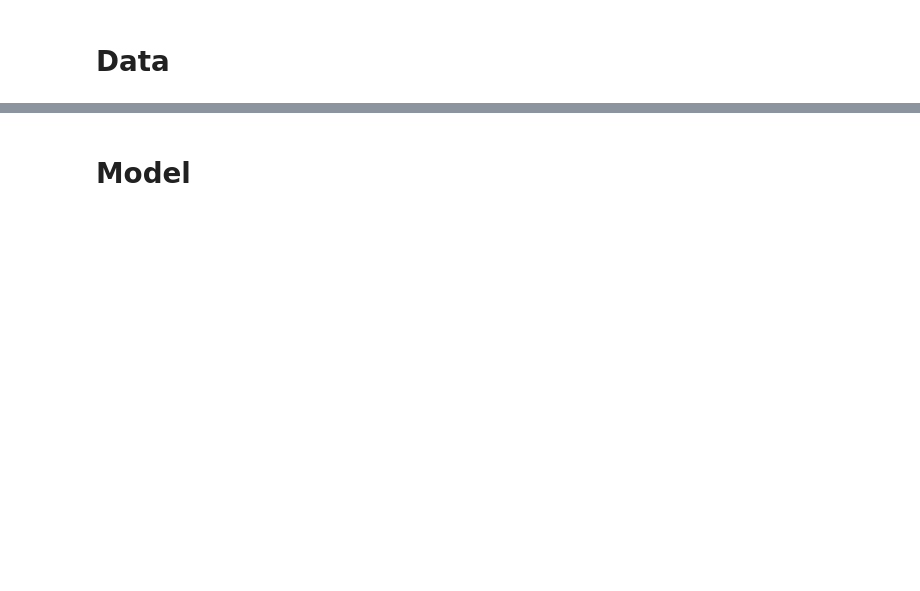
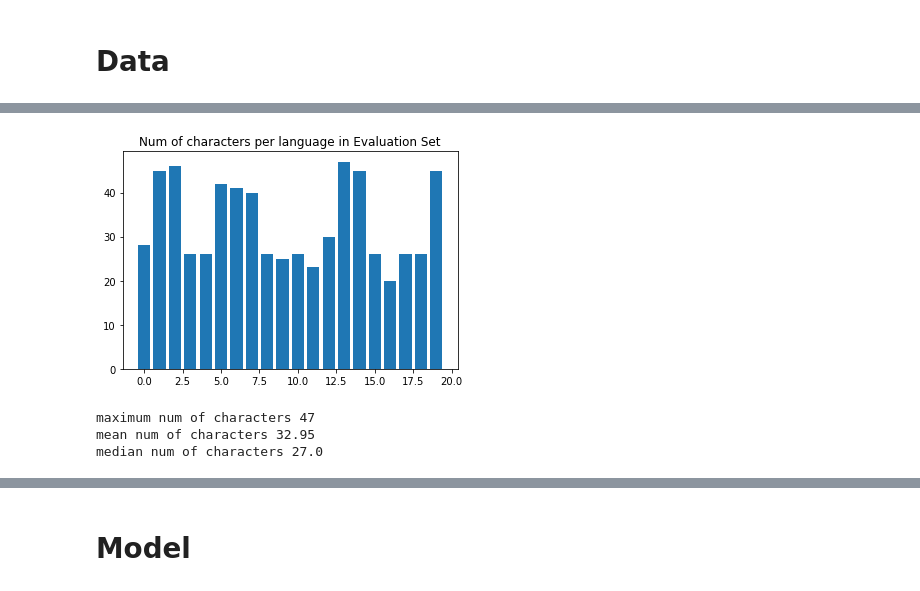
Before and after one commit to walexi/fellowshipai, a Jupyter notebook: main.ipynb, the cells around one changed output, grey strips where cells are left out. Saved outputs shown, nothing was run; the diff lists cells and outputs as text; code cells hidden in the pictures; blank space fills up the shorter version.

```diff
--- a/main.ipynb
+++ b/main.ipynb
@@ -167,0 +65,2 @@ data.show_batch(rows=3)
+# %%
+eval_data = datasets.Omniglot(root='./omniglot_data/', download=True, background=False, transform=None)
@@ -167,0 +159,17 @@ data.show_batch(rows=3)
+# %%
+# evaluation set
+eval_per_lang_count = dict()
+for a in eval_data._alphabets:
+    eval_per_lang_count['{}'.format(a)] = len(os.listdir(os.path.join(eval_data.target_folder, a)))
+# num_eval_chars = list(eval_per_lang_count.values())
+plt.bar(range(len(eval_per_lang_count)), list(eval_per_lang_count.values()))
+plt.title('Num of characters per language in Evaluation Set')
+plt.show()
+print('maximum num of characters {}'.format(max(list(eval_per_lang_count.values()))))
+print('mean num of characters {:.2f}'.format(np.mean(list(eval_per_lang_count.values()))))
+print('median num of characters {}'.format(np.median(list(eval_per_lang_count.values()))))
+# %% [output]
+[figure, added]
+maximum num of characters 47
+mean num of characters 32.95
+median num of characters 27.0
```
Also changed, not shown: parts of 63 cells of this notebook.
